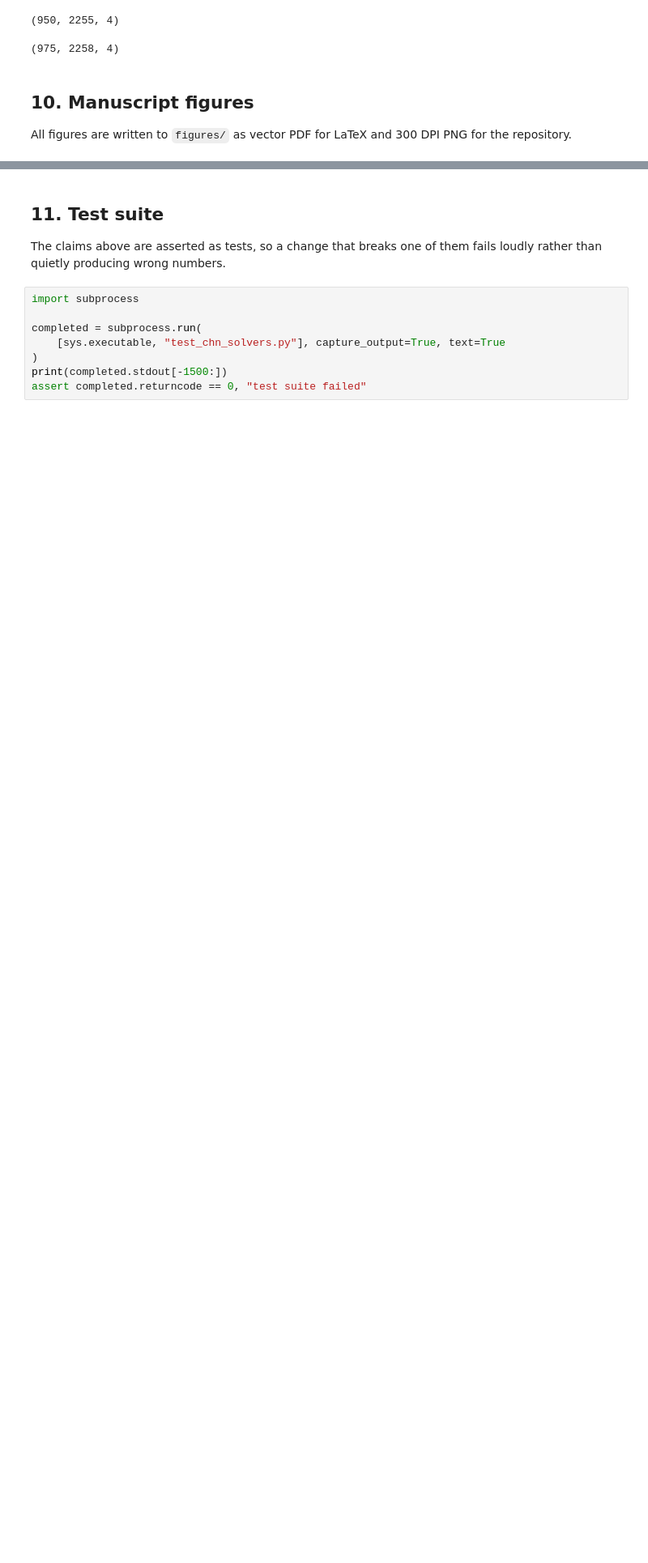
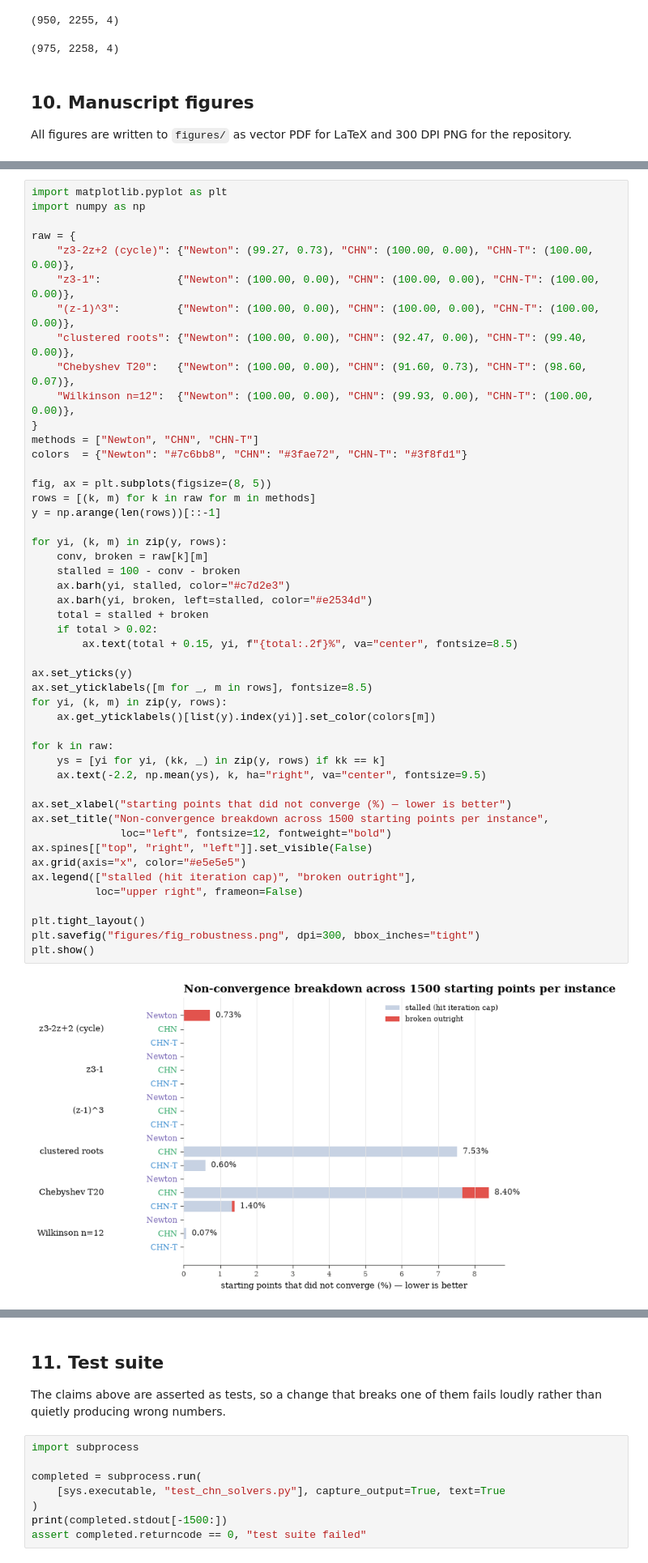
Before and after one commit to Shantanu115/chn-polyroot, a Jupyter notebook: CHN_polynomial_root_finding.ipynb, the cells around one changed output, grey strips where cells are left out. Shown at 81% size. Saved outputs shown, nothing was run; the diff lists cells and outputs as text; blank space fills up the shorter version.

```diff
--- a/CHN_polynomial_root_finding.ipynb
+++ b/CHN_polynomial_root_finding.ipynb
@@ -574,0 +616,50 @@ plt.show()
+# %%
+import matplotlib.pyplot as plt
+import numpy as np
+
+raw = {
+    "z3-2z+2 (cycle)": {"Newton": (99.27, 0.73), "CHN": (100.00, 0.00), "CHN-T": (100.00, 0.00)},
+    "z3-1":            {"Newton": (100.00, 0.00), "CHN": (100.00, 0.00), "CHN-T": (100.00, 0.00)},
+    "(z-1)^3":         {"Newton": (100.00, 0.00), "CHN": (100.00, 0.00), "CHN-T": (100.00, 0.00)},
+    "clustered roots": {"Newton": (100.00, 0.00), "CHN": (92.47, 0.00), "CHN-T": (99.40, 0.00)},
+    "Chebyshev T20":   {"Newton": (100.00, 0.00), "CHN": (91.60, 0.73), "CHN-T": (98.60, 0.07)},
+    "Wilkinson n=12":  {"Newton": (100.00, 0.00), "CHN": (99.93, 0.00), "CHN-T": (100.00, 0.00)},
+}
+methods = ["Newton", "CHN", "CHN-T"]
+colors  = {"Newton": "#7c6bb8", "CHN": "#3fae72", "CHN-T": "#3f8fd1"}
+
+fig, ax = plt.subplots(figsize=(8, 5))
+rows = [(k, m) for k in raw for m in methods]
+y = np.arange(len(rows))[::-1]
+
+for yi, (k, m) in zip(y, rows):
+    conv, broken = raw[k][m]
+    stalled = 100 - conv - broken
+    ax.barh(yi, stalled, color="#c7d2e3")
+    ax.barh(yi, broken, left=stalled, color="#e2534d")
+    total = stalled + broken
+    if total > 0.02:
+        ax.text(total + 0.15, yi, f"{total:.2f}%", va="center", fontsize=8.5)
+
+ax.set_yticks(y)
+ax.set_yticklabels([m for _, m in rows], fontsize=8.5)
+for yi, (k, m) in zip(y, rows):
+    ax.get_yticklabels()[list(y).index(yi)].set_color(colors[m])
+
+for k in raw:
+    ys = [yi for yi, (kk, _) in zip(y, rows) if kk == k]
+    ax.text(-2.2, np.mean(ys), k, ha="right", va="center", fontsize=9.5)
+
+ax.set_xlabel("starting points that did not converge (%) — lower is better")
+ax.set_title("Non-convergence breakdown across 1500 starting points per instance",
+              loc="left", fontsize=12, fontweight="bold")
+ax.spines[["top", "right", "left"]].set_visible(False)
+ax.grid(axis="x", color="#e5e5e5")
+ax.legend(["stalled (hit iteration cap)", "broken outright"],
+          loc="upper right", frameon=False)
+
+plt.tight_layout()
+plt.savefig("figures/fig_robustness.png", dpi=300, bbox_inches="tight")
+plt.show()
+# %% [output]
+[figure, added]
```
Also changed, not shown: parts of 8 cells of this notebook.
